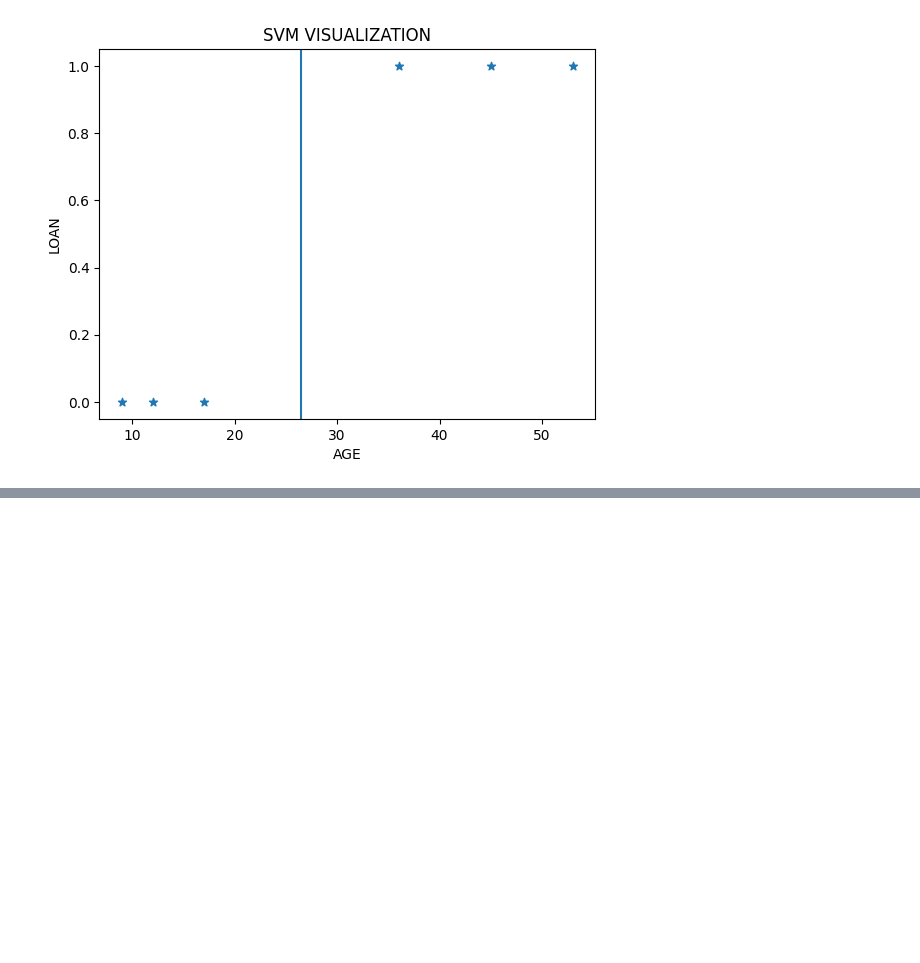
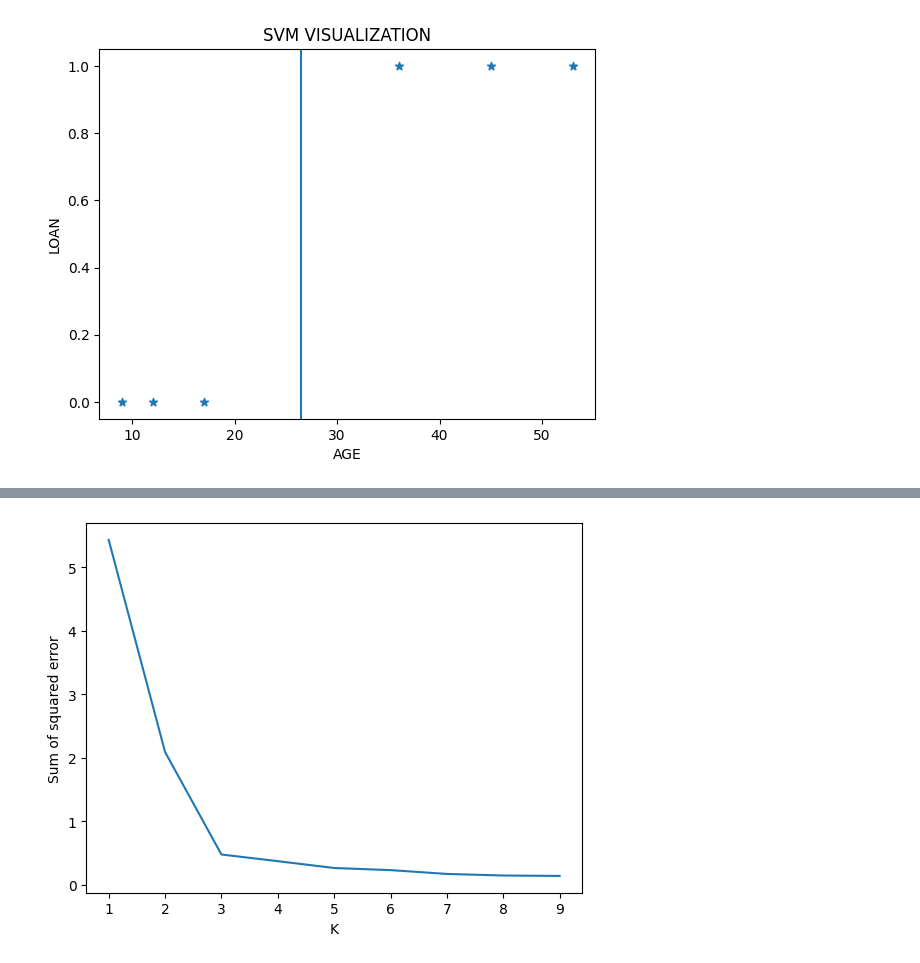
Before and after one commit to keerthimareedu3/keerthi, a Jupyter notebook: MACHINE_LEARNING.ipynb, the cells around one changed output, grey strips where cells are left out. Cells and saved outputs as stored; diff of their text form; code cells hidden in the pictures; blank space fills up the shorter version.

```diff
--- a/MACHINE_LEARNING.ipynb
+++ b/MACHINE_LEARNING.ipynb
@@ -1581,0 +1642,31 @@ plt.show()
+# %%
+import pandas as pd
+from sklearn.cluster import KMeans
+from matplotlib import pyplot as plt
+from sklearn.preprocessing import MinMaxScaler
+
+df = pd.read_csv("income.csv")
+
+scaler = MinMaxScaler()
+
+scaler.fit(df[['Income($)']])
+df['Income($)'] = scaler.transform(df[['Income($)']])
+
+scaler.fit(df[['Age']])
+df['Age'] = scaler.transform(df[['Age']])
+
+sse = []
+k_rng = range(1,10)
+
+for k in k_rng:
+      km = KMeans(n_clusters=k)
+      km.fit(df[['Age', 'Income($)']])
+      sse.append(km.inertia_)
+
+plt.xlabel('K')
+plt.ylabel('Sum of squared error')
+plt.plot(k_rng, sse)
+
+plt.show()
+# %% [output]
+[figure, added]
```
Also changed, not shown: parts of 6 cells of this notebook.
